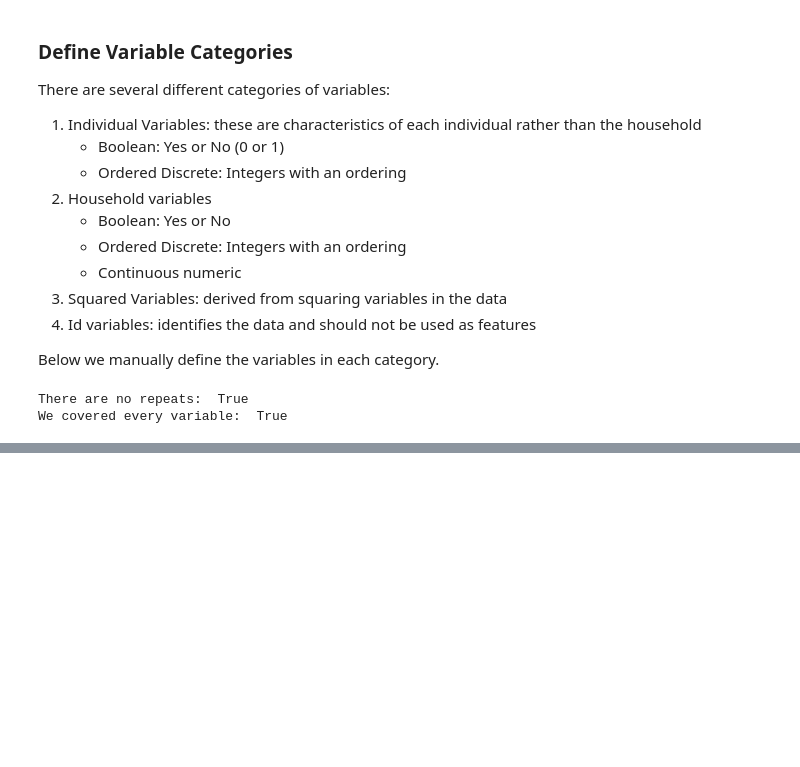
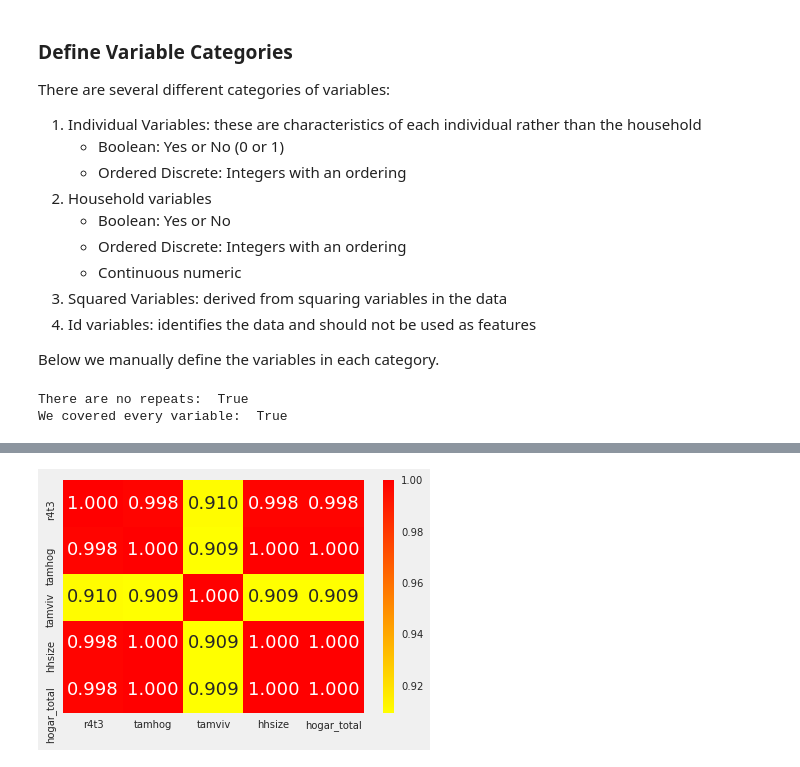
Before and after one commit to sudhamstarun/Costa-Rican-Household-Poverty-Level-Prediction, a Jupyter notebook: Feature Engineering.ipynb, the cells around one changed output, grey strips where cells are left out. Cells and saved outputs as stored; diff of their text form; code cells hidden in the pictures; blank space fills up the shorter version.

```diff
--- a/Feature Engineering.ipynb
+++ b/Feature Engineering.ipynb
@@ -131,0 +167,11 @@ We covered every variable:  True
+# %%
+# Create correlation matrix
+corr_matrix = heads.corr()
+
+# Select upper triangle of correlation matrix
+upper = corr_matrix.where(np.triu(np.ones(corr_matrix.shape), k=1).astype(np.bool))
+
+# Find index of feature columns with correlation greater than 0.95
+to_drop = [column for column in upper.columns if any(abs(upper[column]) > 0.95)]
+
+to_drop
@@ -131,0 +191,5 @@ We covered every variable:  True
+# %%
+sns.heatmap(corr_matrix.loc[corr_matrix['tamhog'].abs() > 0.9, corr_matrix['tamhog'].abs() > 0.9],
+            annot=True, cmap = plt.cm.autumn_r, fmt='.3f');
+# %% [output]
+[figure, added]
```
Also changed, not shown: parts of 38 cells of this notebook.
